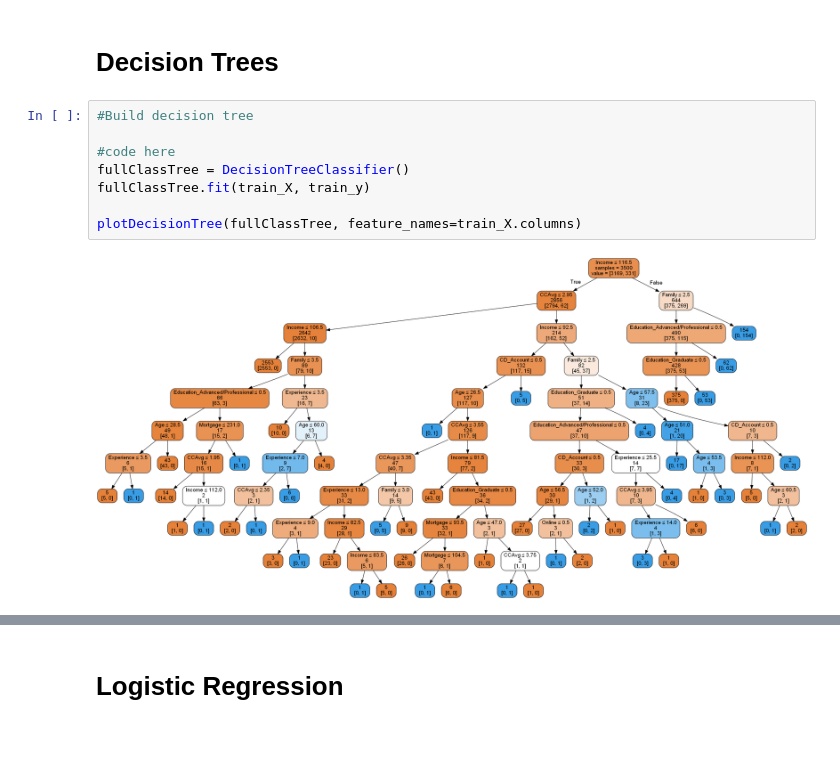
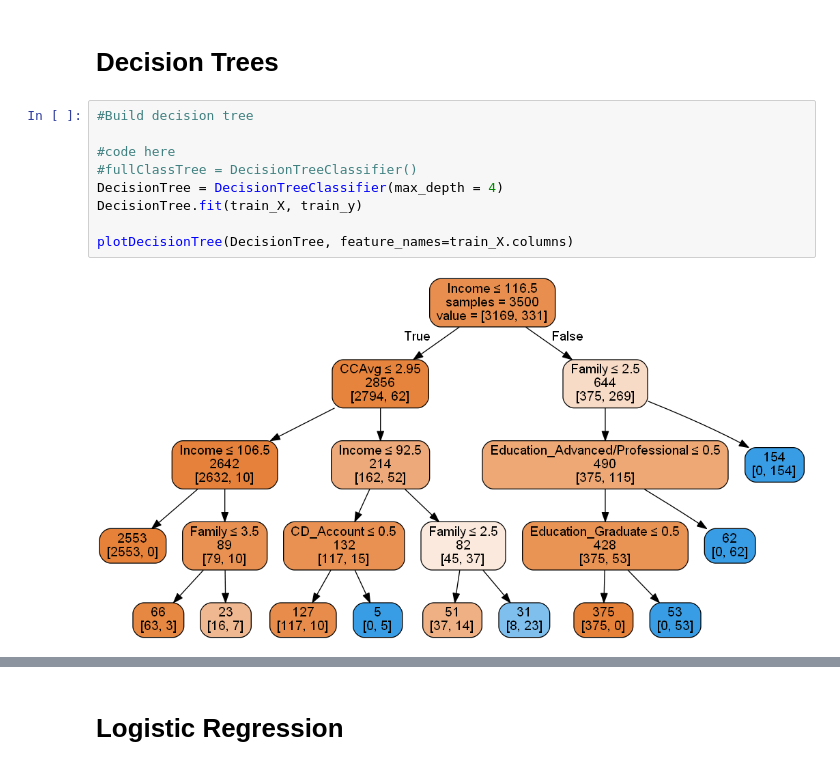
Before and after one commit to matawanny/machinelearning, a Jupyter notebook: DecisionTree&LogisticRegression/xiao_phillip_lab3.ipynb, the cells around one changed output, grey strips where cells are left out. Drawn from its saved outputs; the diff is of its cells as text; blank space fills up the shorter version.

```diff
--- a/DecisionTree&LogisticRegression/xiao_phillip_lab3.ipynb
+++ b/DecisionTree&LogisticRegression/xiao_phillip_lab3.ipynb
@@ -77,10 +142,11 @@ A: y = bank_df['Personal_Loan']
 # %%
 #Build decision tree
 
 #code here
-fullClassTree = DecisionTreeClassifier()
-fullClassTree.fit(train_X, train_y)
+#fullClassTree = DecisionTreeClassifier()
+DecisionTree = DecisionTreeClassifier(max_depth = 4)
+DecisionTree.fit(train_X, train_y)
 
-plotDecisionTree(fullClassTree, feature_names=train_X.columns)
+plotDecisionTree(DecisionTree, feature_names=train_X.columns)
 # %% [output]
-[figure, old version]
+[figure, new version]
```
Also changed, not shown: parts of 21 cells of this notebook, 4 other files.
